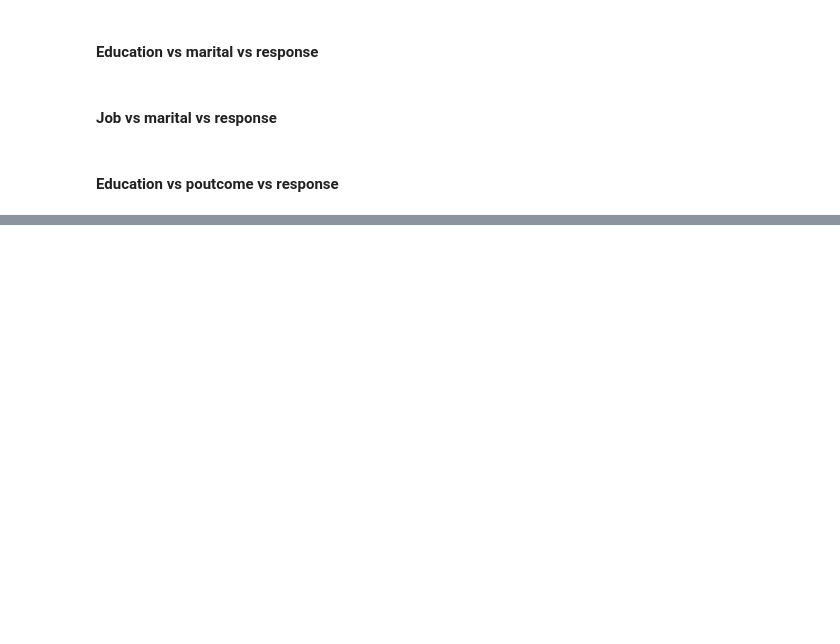
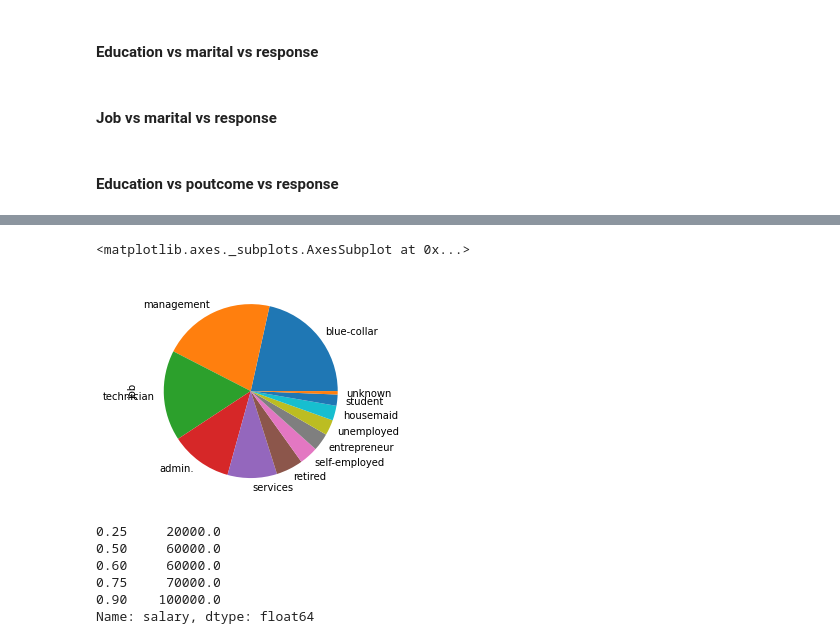
Before and after one commit to datagrad/EDA-of-Bank-Telemarketing-Campaign, a Jupyter notebook: Bank_TeleMarketing_Campaign_EDA.ipynb, the cells around one changed output, grey strips where cells are left out. Saved outputs shown, nothing was run; the diff lists cells and outputs as text; code cells hidden in the pictures; blank space fills up the shorter version.

```diff
--- a/Bank_TeleMarketing_Campaign_EDA.ipynb
+++ b/Bank_TeleMarketing_Campaign_EDA.ipynb
@@ -1010,0 +1090,17 @@ def p75(x):
+# %%
+#### Pie Chart
+df.job.value_counts().plot.pie()
+# %% [output]
+<matplotlib.axes._subplots.AxesSubplot at 0x...>
+[figure, added]
+# %%
+#### Percentile / Quantile
+
+df.salary.quantile([.25,.50,.60,.75,.90])
+# %% [output]
+0.25     20000.0
+0.50     60000.0
+0.60     60000.0
+0.75     70000.0
+0.90    100000.0
+Name: salary, dtype: float64
```
Also changed, not shown: parts of 25 cells of this notebook.
